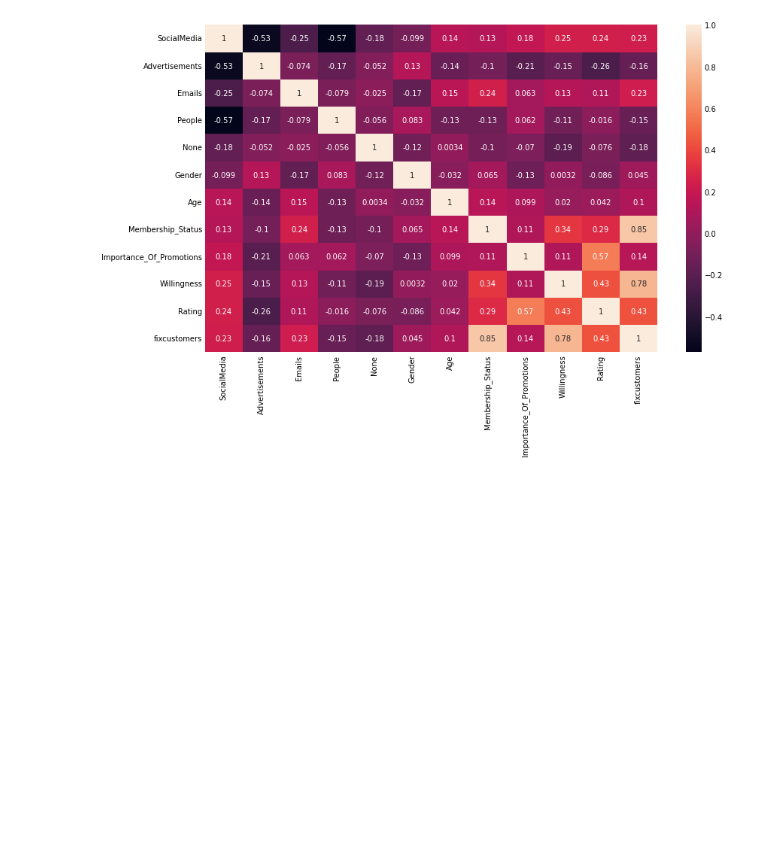
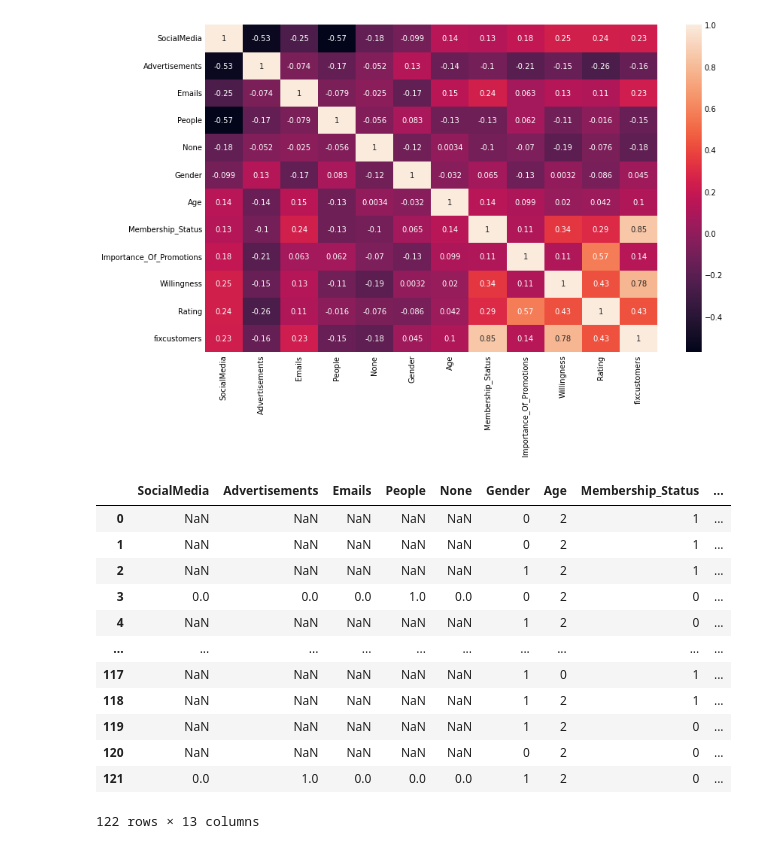
Before and after one commit to aryatalathi/Personalized-marketing-and-targeted-advertising, a Jupyter notebook: starbucks.ipynb, the cells around one changed output. Drawn from its saved outputs; the diff is of its cells as text; code cells hidden in the pictures; blank space fills up the shorter version.

```diff
--- a/starbucks.ipynb
+++ b/starbucks.ipynb
@@ -624,6 +624,22 @@ sns.heatmap(corr1,annot=True)
 plt.show()
 # %% [output]
 [figure]
+# %%
+final
+# %% [output]
+|  | SocialMedia | Advertisements | Emails | People | None | Gender | Age | Membership_Status | ... |
+| 0 | NaN | NaN | NaN | NaN | NaN | 0 | 2 | 1 | ... |
+| 1 | NaN | NaN | NaN | NaN | NaN | 0 | 2 | 1 | ... |
+| 2 | NaN | NaN | NaN | NaN | NaN | 1 | 2 | 1 | ... |
+| 3 | 0.0 | 0.0 | 0.0 | 1.0 | 0.0 | 0 | 2 | 0 | ... |
+| 4 | NaN | NaN | NaN | NaN | NaN | 1 | 2 | 0 | ... |
+| ... | ... | ... | ... | ... | ... | ... | ... | ... | ... |
+| 117 | NaN | NaN | NaN | NaN | NaN | 1 | 0 | 1 | ... |
+| 118 | NaN | NaN | NaN | NaN | NaN | 1 | 2 | 1 | ... |
+| 119 | NaN | NaN | NaN | NaN | NaN | 1 | 2 | 0 | ... |
+| 120 | NaN | NaN | NaN | NaN | NaN | 0 | 2 | 0 | ... |
+| 121 | 0.0 | 1.0 | 0.0 | 0.0 | 0.0 | 1 | 2 | 0 | ... |
+122 rows × 13 columns
 # %%
 #Dependent variables
 X_1 = final.drop(['PromoMethod'], axis = 1)
```
Also changed, not shown: parts of 10 cells of this notebook.
